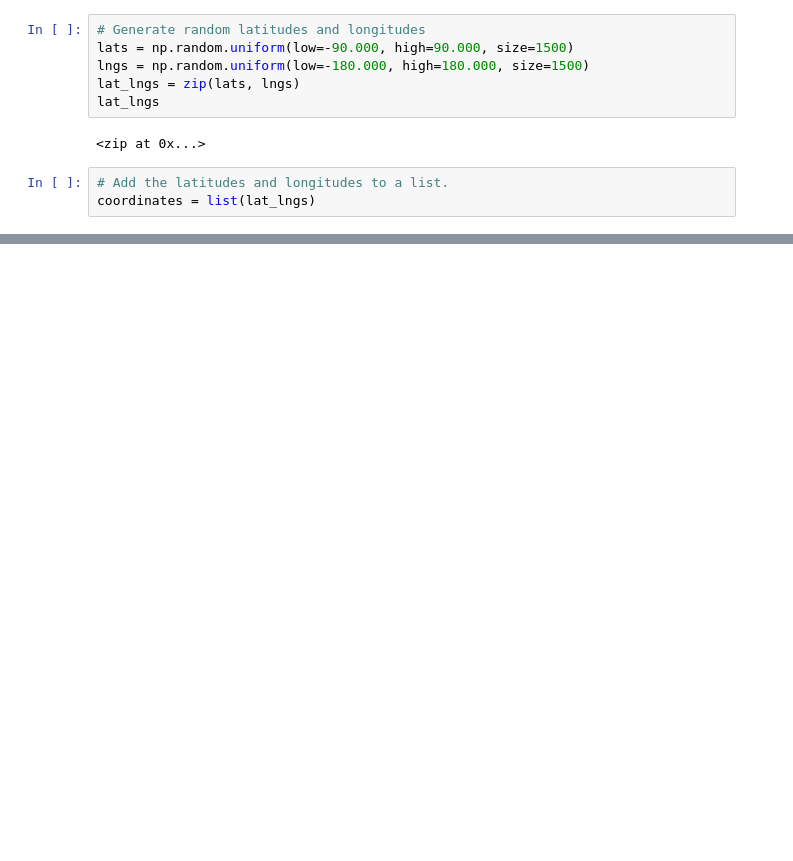
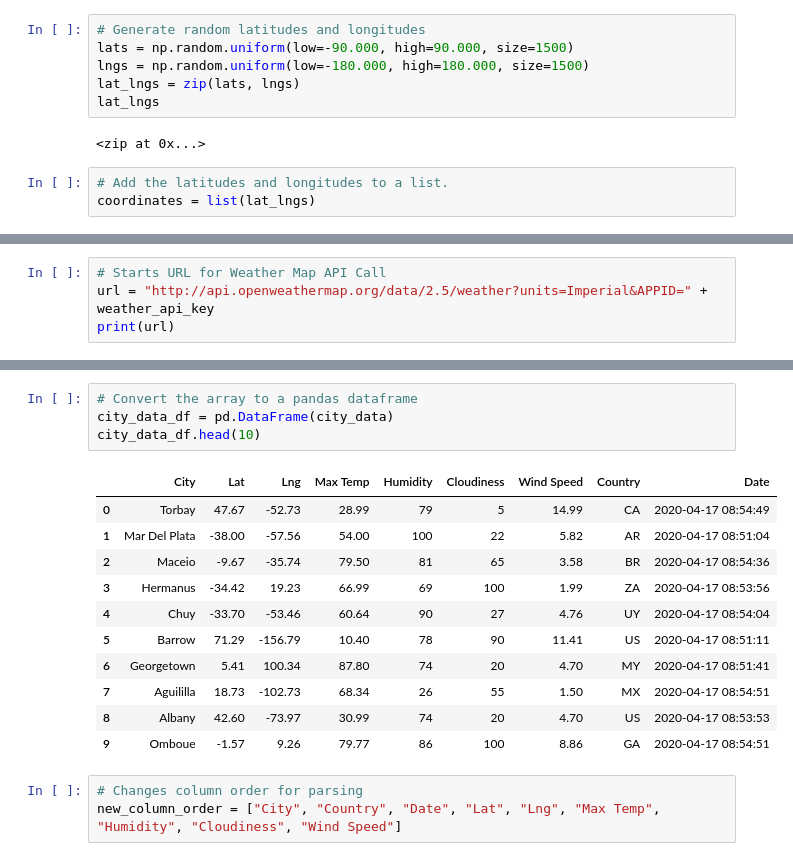
Before and after one commit to amoogat/World_Weather_Analysis, a Jupyter notebook: WeatherPy.ipynb, the cells around one changed output, grey strips where cells are left out. Cells and saved outputs as stored; diff of their text form; blank space fills up the shorter version.

Commit message:
created dataframe with city weather, added gitignore

```diff
--- a/WeatherPy.ipynb
+++ b/WeatherPy.ipynb
@@ -31,0 +35,4 @@ len(cities)
+# %%
+# Starts URL for Weather Map API Call
+url = "http://api.openweathermap.org/data/2.5/weather?units=Imperial&APPID=" + weather_api_key
+print(url)
@@ -31,0 +120,19 @@ len(cities)
+# %%
+# Convert the array to a pandas dataframe
+city_data_df = pd.DataFrame(city_data)
+city_data_df.head(10)
+# %% [output]
+|  | City | Lat | Lng | Max Temp | Humidity | Cloudiness | Wind Speed | Country | Date |
+| 0 | Torbay | 47.67 | -52.73 | 28.99 | 79 | 5 | 14.99 | CA | 2020-04-17 08:54:49 |
+| 1 | Mar Del Plata | -38.00 | -57.56 | 54.00 | 100 | 22 | 5.82 | AR | 2020-04-17 08:51:04 |
+| 2 | Maceio | -9.67 | -35.74 | 79.50 | 81 | 65 | 3.58 | BR | 2020-04-17 08:54:36 |
+| 3 | Hermanus | -34.42 | 19.23 | 66.99 | 69 | 100 | 1.99 | ZA | 2020-04-17 08:53:56 |
+| 4 | Chuy | -33.70 | -53.46 | 60.64 | 90 | 27 | 4.76 | UY | 2020-04-17 08:54:04 |
+| 5 | Barrow | 71.29 | -156.79 | 10.40 | 78 | 90 | 11.41 | US | 2020-04-17 08:51:11 |
+| 6 | Georgetown | 5.41 | 100.34 | 87.80 | 74 | 20 | 4.70 | MY | 2020-04-17 08:51:41 |
+| 7 | Aguililla | 18.73 | -102.73 | 68.34 | 26 | 55 | 1.50 | MX | 2020-04-17 08:54:51 |
+| 8 | Albany | 42.60 | -73.97 | 30.99 | 74 | 20 | 4.70 | US | 2020-04-17 08:53:53 |
+| 9 | Omboue | -1.57 | 9.26 | 79.77 | 86 | 100 | 8.86 | GA | 2020-04-17 08:54:51 |
+# %%
+# Changes column order for parsing
+new_column_order = ["City", "Country", "Date", "Lat", "Lng", "Max Temp", "Humidity", "Cloudiness", "Wind Speed"]
```
Also changed, not shown: parts of 6 cells of this notebook, 2 other files.
